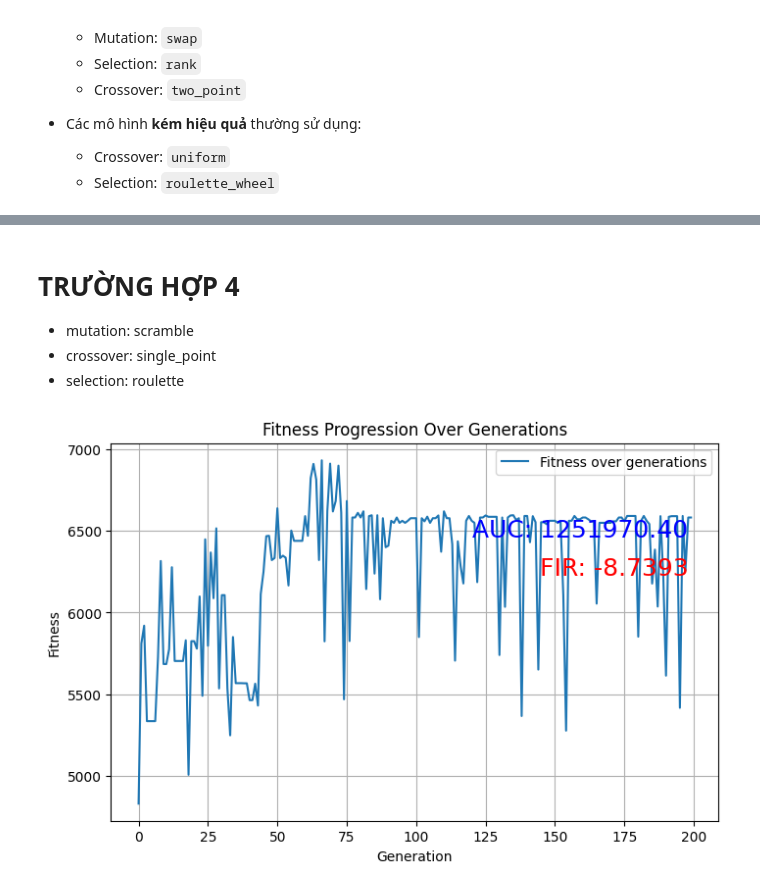
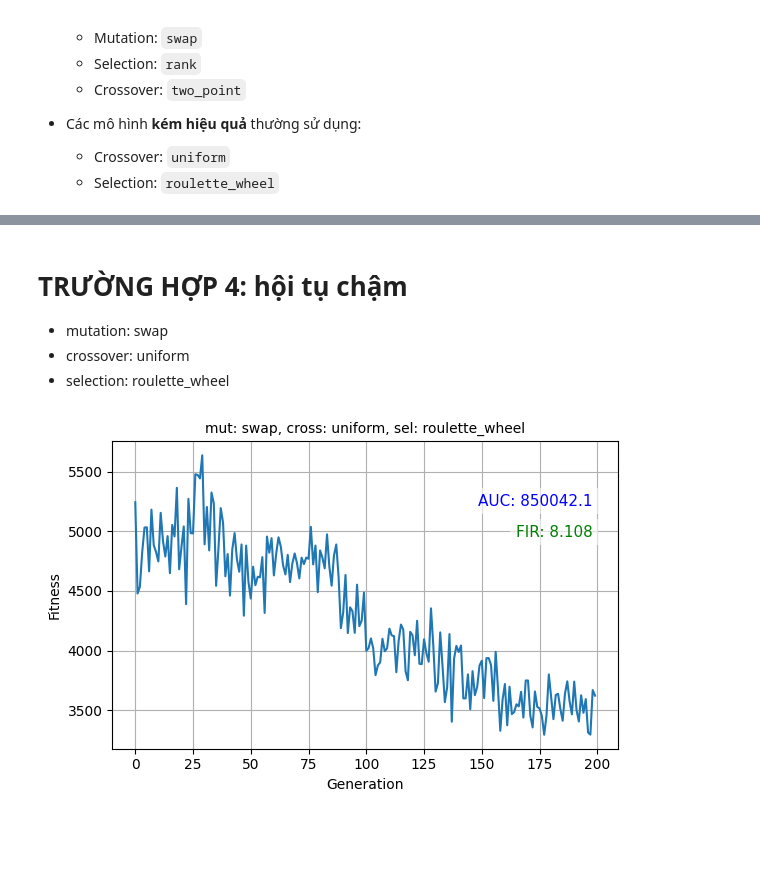
Before and after one commit to thilinnd/GA_TSP, a Jupyter notebook: src/experiment_algo.ipynb, the cells around one changed output, grey strips where cells are left out. Drawn from its saved outputs; the diff is of its cells as text; code cells hidden in the pictures; blank space fills up the shorter version.

```diff
--- a/src/experiment_algo.ipynb
+++ b/src/experiment_algo.ipynb
@@ -13,3 +14,5 @@ from sklearn.metrics import auc
+# %%
+RESULTS_FILE = "cached_results.pkl"
 # %%
 
 file_path = '../data/5_CentralRegion.csv'
@@ -93 +108,34 @@ def plot_fitness(fitness_history):
+# %%
+def plot_single_combination_result(mutation, crossover, selection, results):
+    r = get_result_by_combination(mutation, crossover, selection, results)
+
+    fig, ax = plt.subplots(figsize=(6, 4))
+    ax.plot(r['fitness_history'])
+
+    # Tiêu đề
+    ax.set_title(
+        f"mut: {r['mutation']}, cross: {r['crossover']}, sel: {r['selection']}",
+        fontsize=10
+    )
+
+    # Nhãn trục
+    ax.set_xlabel("Generation")
+    ax.set_ylabel("Fitness")
+    ax.tick_params(axis='x', labelsize=10)
+    ax.tick_params(axis='y', labelsize=10)
+
+    # AUC
+    ax.text(0.95, 0.78, f"AUC: {r['auc']:.1f}", transform=ax.transAxes,
+            ha='right', va='bottom', fontsize=11, color='blue',
+            bbox=dict(facecolor='white', edgecolor='none', alpha=0.6))
+
+    # FIR
+    color = 'green' if r['fir'] >= 0.05 else 'red'
+    ax.text(0.95, 0.68, f"FIR: {r['fir']:.3f}", transform=ax.transAxes,
+            ha='right', va='bottom', fontsize=11, color=color,
+            bbox=dict(facecolor='white', edgecolor='none', alpha=0.6))
+
+    plt.grid(True)
+    plt.tight_layout()
+    plt.show()
 # %%
@@ -180,3 +184,9 @@ def plot_fitness_grid(distance_matrix):
+# %%
+# Load kết quả đã tính
+results = load_cached_results()
+
+# Truy xuất dữ liệu theo tổ hợp thuật toán
+r = get_result_by_combination('swap', 'single_point', 'tournament', results)
 # %%
 plot_fitness_grid(distance_matrix)
 # %% [output]
@@ -237,11 +282,9 @@ plot_fitness(fitness)
 # %% [markdown]
-# TRƯỜNG HỢP 4
-- mutation: scramble
-- crossover: single_point
-- selection: roulette
+# TRƯỜNG HỢP 4: hội tụ chậm
+- mutation: swap
+- crossover: uniform
+- selection: roulette_wheel
 # %%
-fitness = solve(distance_matrix, generations=200, mutation_rate=0.01, population_size=100,
-                mutation_algorithm='scramble', crossover_algorithm='single_point', selection_algorithm='roulette')[2]
-plot_fitness(fitness)
+plot_single_combination_result('swap', 'uniform', 'roulette_wheel', results)
 # %% [output]
-[figure, old version]
+[figure, new version]
```
Also changed, not shown: parts of 18 cells of this notebook, 2 other files.
